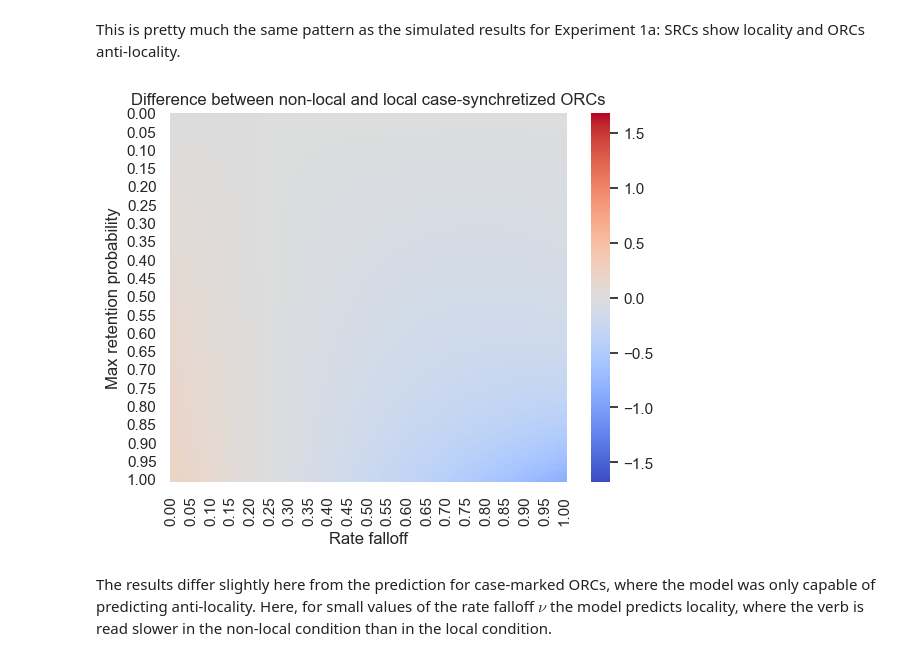
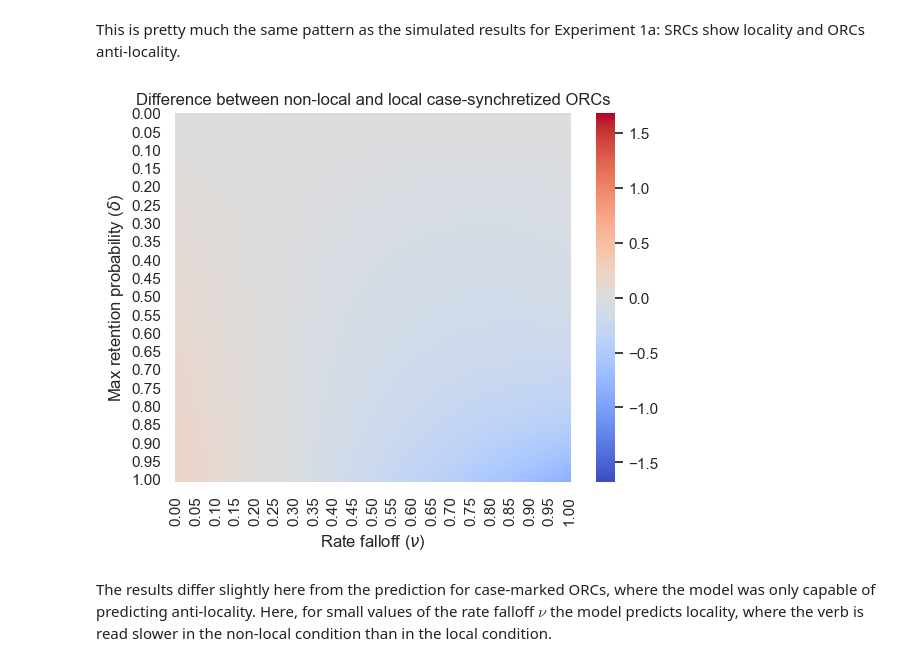
Before and after one commit to johen12/lossy, a Jupyter notebook: toylossy_demo.ipynb, the cells around one changed output. Drawn from its saved outputs; the diff is of its cells as text; code cells hidden in the pictures.

```diff
--- a/toylossy_demo.ipynb
+++ b/toylossy_demo.ipynb
@@ -223,17 +222,18 @@ diffs_srcs_cs_russian = gen_diffs("chto DO V".split(), "chto V".split(), pcfg_ru
 # %%
 sns.heatmap(
     diffs_orcs_cs_russian,
     xticklabels = xticklabels,
     yticklabels = yticklabels,
     cmap = "coolwarm",
-    norm = norm
+    vmin = -1.0,
+    vmax = 1.0
 ).set(
     title = "Difference between non-local and local case-synchretized ORCs",
     xlabel = "Rate falloff ($\\nu$)",
     ylabel = "Max retention probability ($\\delta$)"
 );
 # %% [output]
-[figure, old version]
+[figure, new version]
 # %% [markdown]
 The results differ slightly here from the prediction for case-marked ORCs, where the model was only capable of predicting anti-locality. Here, for small values of the rate falloff $\nu$ the model predicts locality, where the verb is read slower in the non-local condition than in the local condition.
 # %%
```
Also changed, not shown: parts of 4 cells of this notebook.
